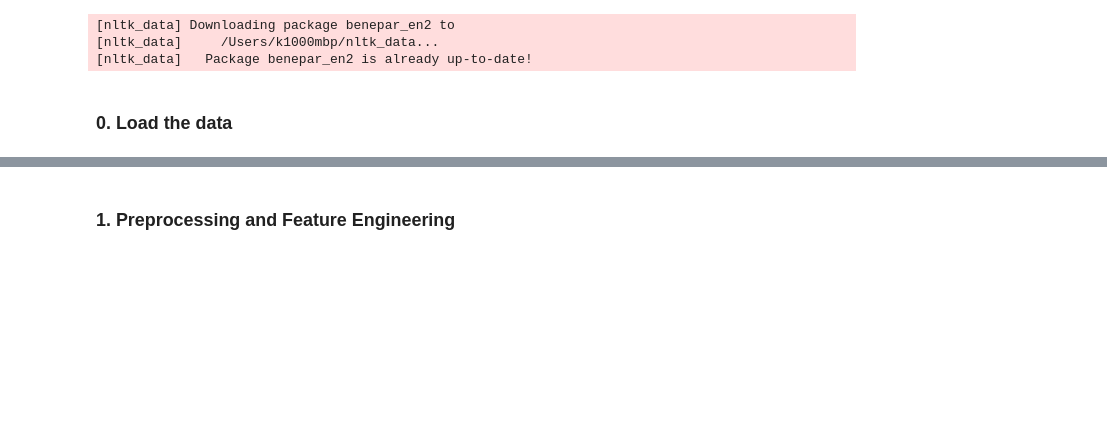
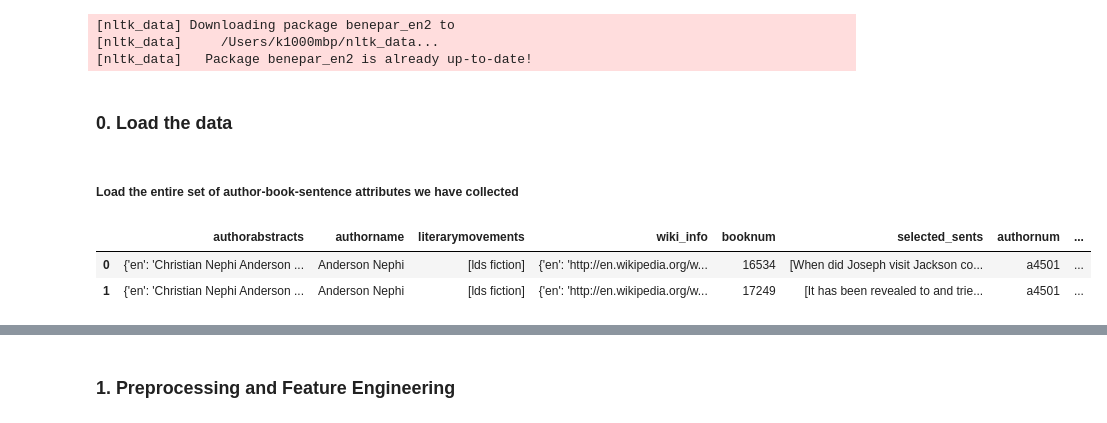
Before and after one commit to elenakhas/ProjectGutenberg-1, a Jupyter notebook: 2_Preprocessing/ProjectGutenberg_ProcessingEDA.ipynb, the cells around one changed output, grey strips where cells are left out. Saved outputs shown, nothing was run; the diff lists cells and outputs as text; code cells hidden in the pictures; blank space fills up the shorter version.

```diff
--- a/2_Preprocessing/ProjectGutenberg_ProcessingEDA.ipynb
+++ b/2_Preprocessing/ProjectGutenberg_ProcessingEDA.ipynb
@@ -31,6 +31,12 @@ import utils_loaddataframe, utils_tokeniser, utils_statsgenerator
 [nltk_data]   Package benepar_en2 is already up-to-date!
 # %% [markdown]
 ### 0. Load the data
+# %% [markdown]
+##### Load the entire set of author-book-sentence attributes we have collected
 # %%
-# corpus_authorbook_df = utils_loaddataframe.loaddataframe()
-# corpus_authorbook_df.head(2)
+corpus_authorbook_df = utils_loaddataframe.loaddataframe()
+corpus_authorbook_df.head(2)
+# %% [output]
+|  | authorabstracts | authorname | literarymovements | wiki_info | booknum | selected_sents | authornum | ... |
+| 0 | {'en': 'Christian Nephi Anderson ... | Anderson Nephi | [lds fiction] | {'en': 'http://en.wikipedia.org/w... | 16534 | [When did Joseph visit Jackson co... | a4501 | ... |
+| 1 | {'en': 'Christian Nephi Anderson ... | Anderson Nephi | [lds fiction] | {'en': 'http://en.wikipedia.org/w... | 17249 | [It has been revealed to and trie... | a4501 | ... |
```
Also changed, not shown: parts of 14 cells of this notebook, 3 other files.
